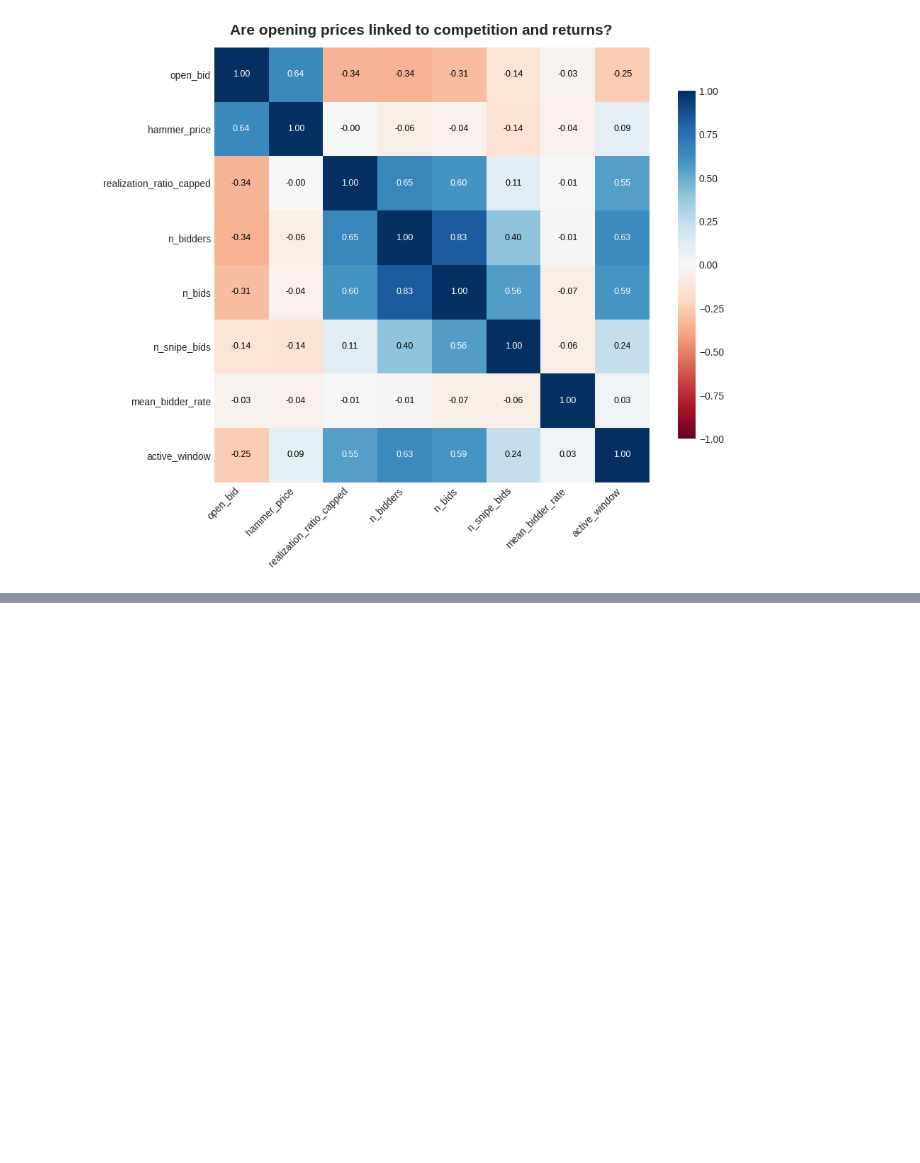
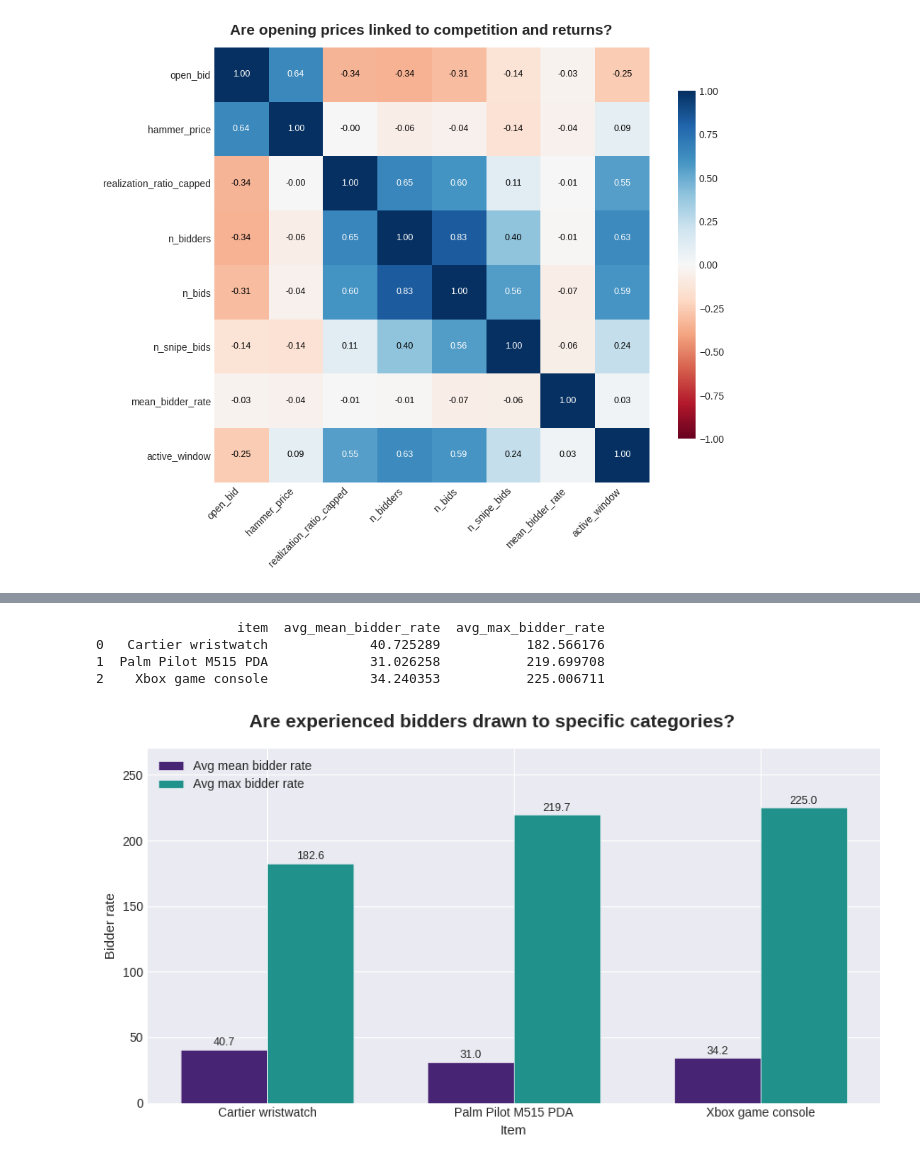
Before and after one commit to IreneGrisenti/Online_Auction_Analysis, a Jupyter notebook: notebooks/analysis.ipynb, the cells around one changed output, grey strips where cells are left out. Cells and saved outputs as stored; diff of their text form; code cells hidden in the pictures; blank space fills up the shorter version.

Commit message:
bidder engagement

```diff
--- a/notebooks/analysis.ipynb
+++ b/notebooks/analysis.ipynb
@@ -651,0 +654,46 @@ Check if higher winner_bidder_rate correlates with higher realization_ratio:
+# %%
+bidder_rate_by_item = auction_level_df.groupby("item").agg(
+    avg_mean_bidder_rate = ("mean_bidder_rate", "mean"),
+    avg_max_bidder_rate  = ("max_bidder_rate", "mean")
+).reset_index()
+
+print(bidder_rate_by_item)
+# %% [output]
+                  item  avg_mean_bidder_rate  avg_max_bidder_rate
+0   Cartier wristwatch             40.725289           182.566176
+1  Palm Pilot M515 PDA             31.026258           219.699708
+2    Xbox game console             34.240353           225.006711
+# %%
+x = np.arange(len(bidder_rate_by_item))
+width = 0.35
+
+fig9, ax = plt.subplots(figsize=(9, 5))
+fig9.suptitle("Are experienced bidders drawn to specific categories?", fontsize=15, fontweight="bold")
+
+bars1 = ax.bar(x - width/2, bidder_rate_by_item["avg_mean_bidder_rate"], width,
+               label="Avg mean bidder rate", color=ITEM_PALETTE[0], edgecolor="white", linewidth=0.4)
+bars2 = ax.bar(x + width/2, bidder_rate_by_item["avg_max_bidder_rate"], width,
+               label="Avg max bidder rate", color=ITEM_PALETTE[1], edgecolor="white", linewidth=0.4)
+
+for bars in [bars1, bars2]:
+    for bar in bars:
+        height = bar.get_height()
+        ax.text(
+            bar.get_x() + bar.get_width() / 2,
+            height + 1,
+            f"{height:.1f}",
+            ha="center", va="bottom", fontsize=9
+        )
+
+ax.set_xticks(x)
+ax.set_xticklabels(bidder_rate_by_item["item"], fontsize=10)
+ax.set_xlabel("Item", fontsize=11)
+ax.set_ylabel("Bidder rate", fontsize=11)
+ax.set_ylim(0, bidder_rate_by_item["avg_max_bidder_rate"].max() * 1.2)
+ax.legend(fontsize=10)
+
+plt.tight_layout()
+plt.savefig("../img/09_bidder_rate_by_item.png", dpi=150, bbox_inches="tight")
+plt.show()
+# %% [output]
+[figure, added]
```
Also changed, not shown: parts of 5 cells of this notebook, 3 other files.
